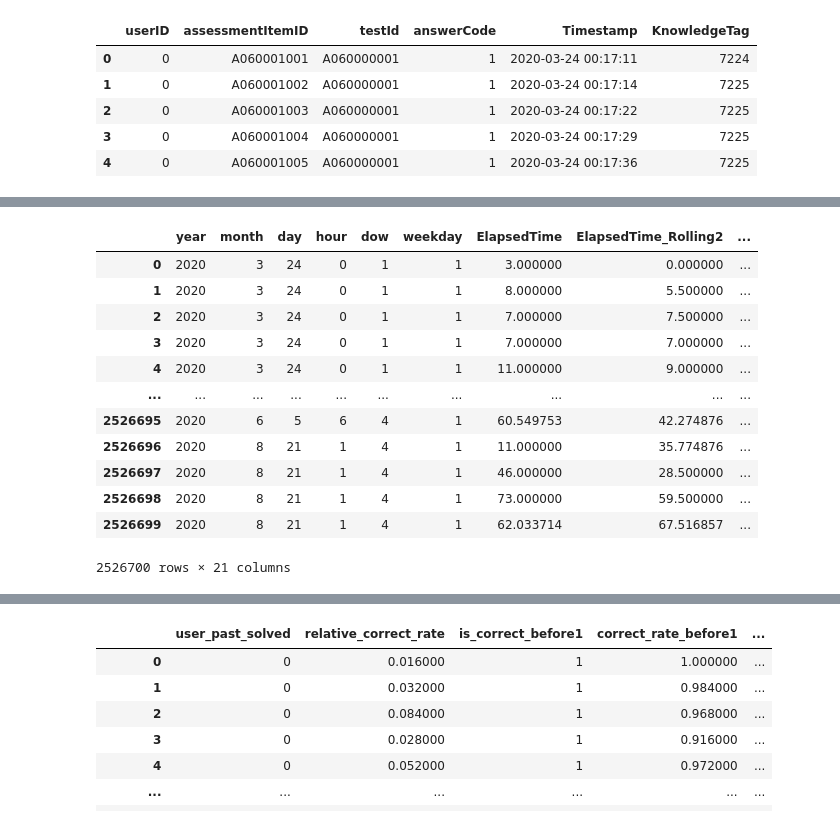
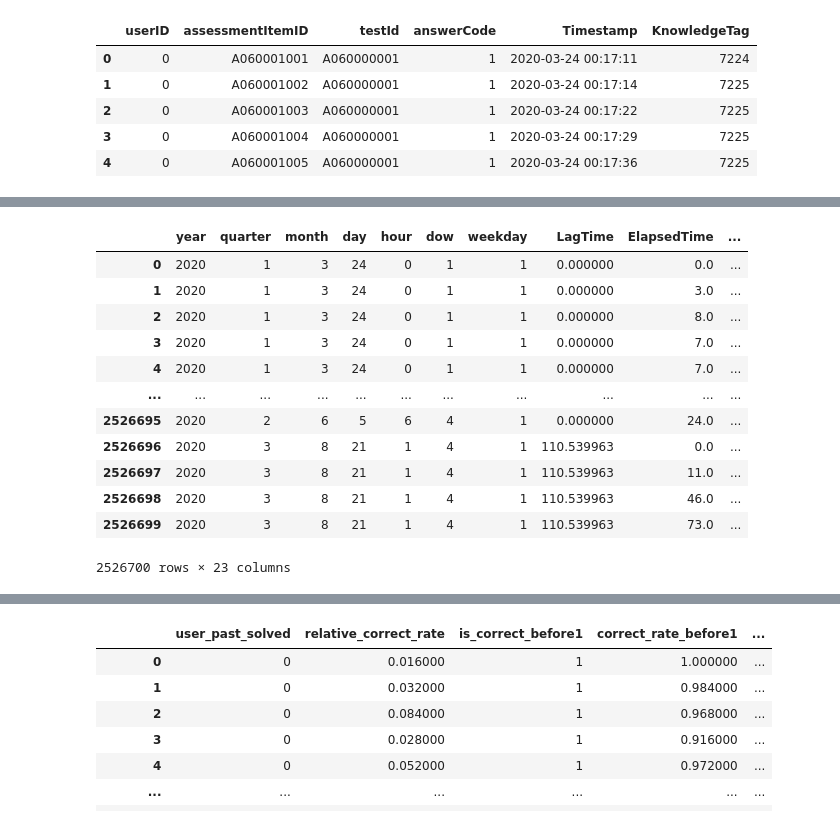
Before and after one commit to boostcampaitech6/level2-dkt-recsys-05, a Jupyter notebook: ML_Models/FE.ipynb, the cells around one changed output, grey strips where cells are left out. Drawn from its saved outputs; the diff is of its cells as text; code cells hidden in the pictures.

```diff
--- a/ML_Models/FE.ipynb
+++ b/ML_Models/FE.ipynb
@@ -9,7 +9,7 @@ dtype = {'userID' : 'int16',
          'answerCode' : 'int8',
          'KnowledgeTag' : 'int16'}
 
-DATA_PATH = './data/'
+DATA_PATH = '/data/ephemeral/data/'
 
 train = pd.read_csv(DATA_PATH + 'train_data.csv', dtype = dtype, parse_dates = ['Timestamp'])
 train = train.sort_values(by = ['userID', 'Timestamp']).reset_index(drop = True)
@@ -58,43 +59,45 @@ Feature_1
 # %%
 Feature_2 = pd.DataFrame({
     ### Timestamp 관련 변수
     'year' : fe.Feature_year(data),
+    'quarter' : fe.Feature_quarter(data),
     'month' : fe.Feature_month(data),
     'day' : fe.Feature_day(data),
     'hour' : fe.Feature_hour(data),
     'dow' : fe.Feature_dow(data),
     'weekday' : fe.Feature_weekday(data),
+    'LagTime' : fe.Feature_LagTime(data),
     'ElapsedTime' : fe.Feature_ElapsedTime(data),
     'ElapsedTime_Rolling2' : fe.Feature_ElapsedTime_Rolling_Average2(data),
     'ElapsedTime_Rolling3' : fe.Feature_ElapsedTime_Rolling_Average3(data),
     'ElapsedTime_Rolling4' : fe.Feature_ElapsedTime_Rolling_Average4(data),
     'ElapsedTime_Rolling5' : fe.Feature_ElapsedTime_Rolling_Average5(data),
     'user_ElaspedTime_avg' : fe.Feature_User_ElapsedTime_Average(data),
     'item_ElaspedTime_avg' : fe.Feature_Item_ElapsedTime_Average(data),
     'testID_ElaspedTime_avg' : fe.Feature_testID_ElapsedTime_Average(data),
     'testCode_ElaspedTime_avg' : fe.Feature_testCode_ElapsedTime_Average(data),
     'testNum_ElaspedTime_avg' : fe.Feature_testNum_ElapsedTime_Average(data),
     'problemID_ElaspedTime_avg' : fe.Feature_problemID_ElapsedTime_Average(data),
     'tag_ElaspedTime_avg' : fe.Feature_Tag_ElapsedTime_Average(data),
     'Real_Solved' : fe.Feature_Real_Solved(data),
     'Correct_User_ElapsedTime' : fe.Feature_Correct_ElapsedTime_Average(data),
     'Wrong_User_ElapsedTime' : fe.Feature_Wrong_ElapsedTime_Average(data),
 })
 Feature_2
 # %% [output]
-|  | year | month | day | hour | dow | weekday | ElapsedTime | ElapsedTime_Rolling2 | ... |
-| 0 | 2020 | 3 | 24 | 0 | 1 | 1 | 3.000000 | 0.000000 | ... |
-| 1 | 2020 | 3 | 24 | 0 | 1 | 1 | 8.000000 | 5.500000 | ... |
-| 2 | 2020 | 3 | 24 | 0 | 1 | 1 | 7.000000 | 7.500000 | ... |
-| 3 | 2020 | 3 | 24 | 0 | 1 | 1 | 7.000000 | 7.000000 | ... |
-| 4 | 2020 | 3 | 24 | 0 | 1 | 1 | 11.000000 | 9.000000 | ... |
-| ... | ... | ... | ... | ... | ... | ... | ... | ... | ... |
-| 2526695 | 2020 | 6 | 5 | 6 | 4 | 1 | 60.549753 | 42.274876 | ... |
-| 2526696 | 2020 | 8 | 21 | 1 | 4 | 1 | 11.000000 | 35.774876 | ... |
-| 2526697 | 2020 | 8 | 21 | 1 | 4 | 1 | 46.000000 | 28.500000 | ... |
-| 2526698 | 2020 | 8 | 21 | 1 | 4 | 1 | 73.000000 | 59.500000 | ... |
-| 2526699 | 2020 | 8 | 21 | 1 | 4 | 1 | 62.033714 | 67.516857 | ... |
+|  | year | quarter | month | day | hour | dow | weekday | LagTime | ElapsedTime | ... |
+| 0 | 2020 | 1 | 3 | 24 | 0 | 1 | 1 | 0.000000 | 0.0 | ... |
+| 1 | 2020 | 1 | 3 | 24 | 0 | 1 | 1 | 0.000000 | 3.0 | ... |
+| 2 | 2020 | 1 | 3 | 24 | 0 | 1 | 1 | 0.000000 | 8.0 | ... |
+| 3 | 2020 | 1 | 3 | 24 | 0 | 1 | 1 | 0.000000 | 7.0 | ... |
+| 4 | 2020 | 1 | 3 | 24 | 0 | 1 | 1 | 0.000000 | 7.0 | ... |
+| ... | ... | ... | ... | ... | ... | ... | ... | ... | ... | ... |
+| 2526695 | 2020 | 2 | 6 | 5 | 6 | 4 | 1 | 0.000000 | 24.0 | ... |
+| 2526696 | 2020 | 3 | 8 | 21 | 1 | 4 | 1 | 110.539963 | 0.0 | ... |
+| 2526697 | 2020 | 3 | 8 | 21 | 1 | 4 | 1 | 110.539963 | 11.0 | ... |
+| 2526698 | 2020 | 3 | 8 | 21 | 1 | 4 | 1 | 110.539963 | 46.0 | ... |
+| 2526699 | 2020 | 3 | 8 | 21 | 1 | 4 | 1 | 110.539963 | 73.0 | ... |
-2526700 rows × 21 columns
+2526700 rows × 23 columns
 # %%
 Feature_3 = pd.DataFrame({
     ### 유저 별로 변수 별 정답 수 / 문제 풀이 수 / 정답률 계산 (시간 순으로 누적)
```
Also changed, not shown: parts of 4 cells of this notebook, 1 other file.
